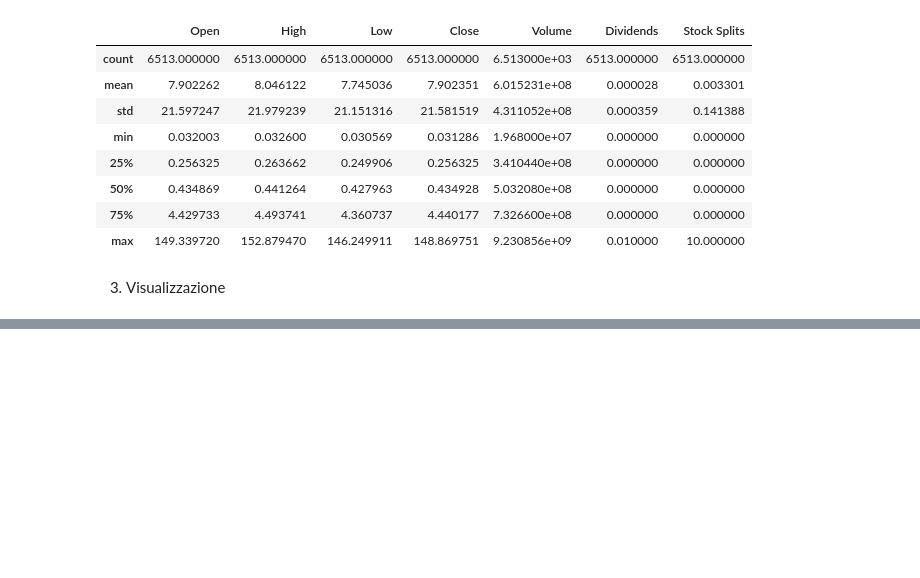
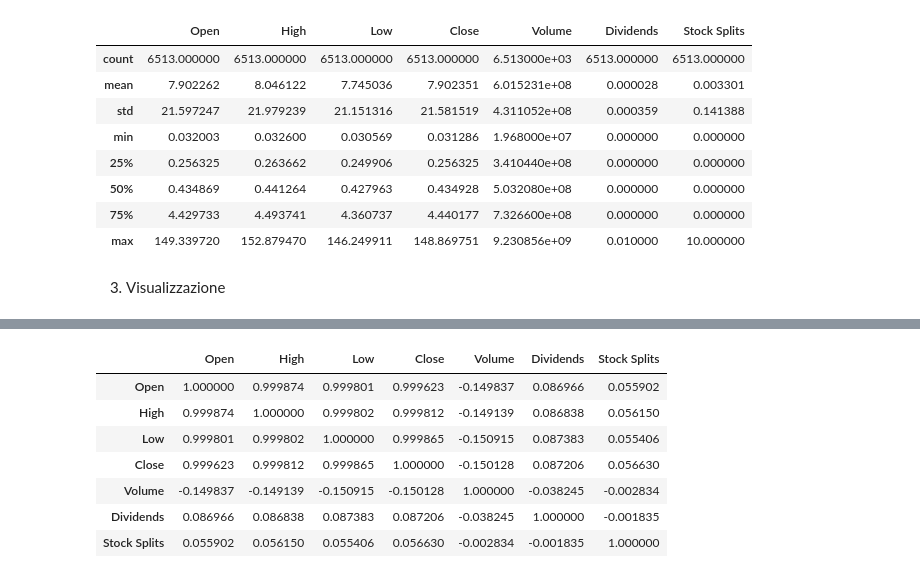
Before and after one commit to Matt32302/AnalisiNVIDIA, a Jupyter notebook: Analisi.ipynb, the cells around one changed output, grey strips where cells are left out. Cells and saved outputs as stored; diff of their text form; code cells hidden in the pictures; blank space fills up the shorter version.

```diff
--- a/Analisi.ipynb
+++ b/Analisi.ipynb
@@ -69,0 +102,12 @@ fig.show()
+# %%
+corrmat = df.corr(numeric_only=True)
+corrmat
+# %% [output]
+|  | Open | High | Low | Close | Volume | Dividends | Stock Splits |
+| Open | 1.000000 | 0.999874 | 0.999801 | 0.999623 | -0.149837 | 0.086966 | 0.055902 |
+| High | 0.999874 | 1.000000 | 0.999802 | 0.999812 | -0.149139 | 0.086838 | 0.056150 |
+| Low | 0.999801 | 0.999802 | 1.000000 | 0.999865 | -0.150915 | 0.087383 | 0.055406 |
+| Close | 0.999623 | 0.999812 | 0.999865 | 1.000000 | -0.150128 | 0.087206 | 0.056630 |
+| Volume | -0.149837 | -0.149139 | -0.150915 | -0.150128 | 1.000000 | -0.038245 | -0.002834 |
+| Dividends | 0.086966 | 0.086838 | 0.087383 | 0.087206 | -0.038245 | 1.000000 | -0.001835 |
+| Stock Splits | 0.055902 | 0.056150 | 0.055406 | 0.056630 | -0.002834 | -0.001835 | 1.000000 |
```
Also changed, not shown: parts of 15 cells of this notebook, 3 other files.
